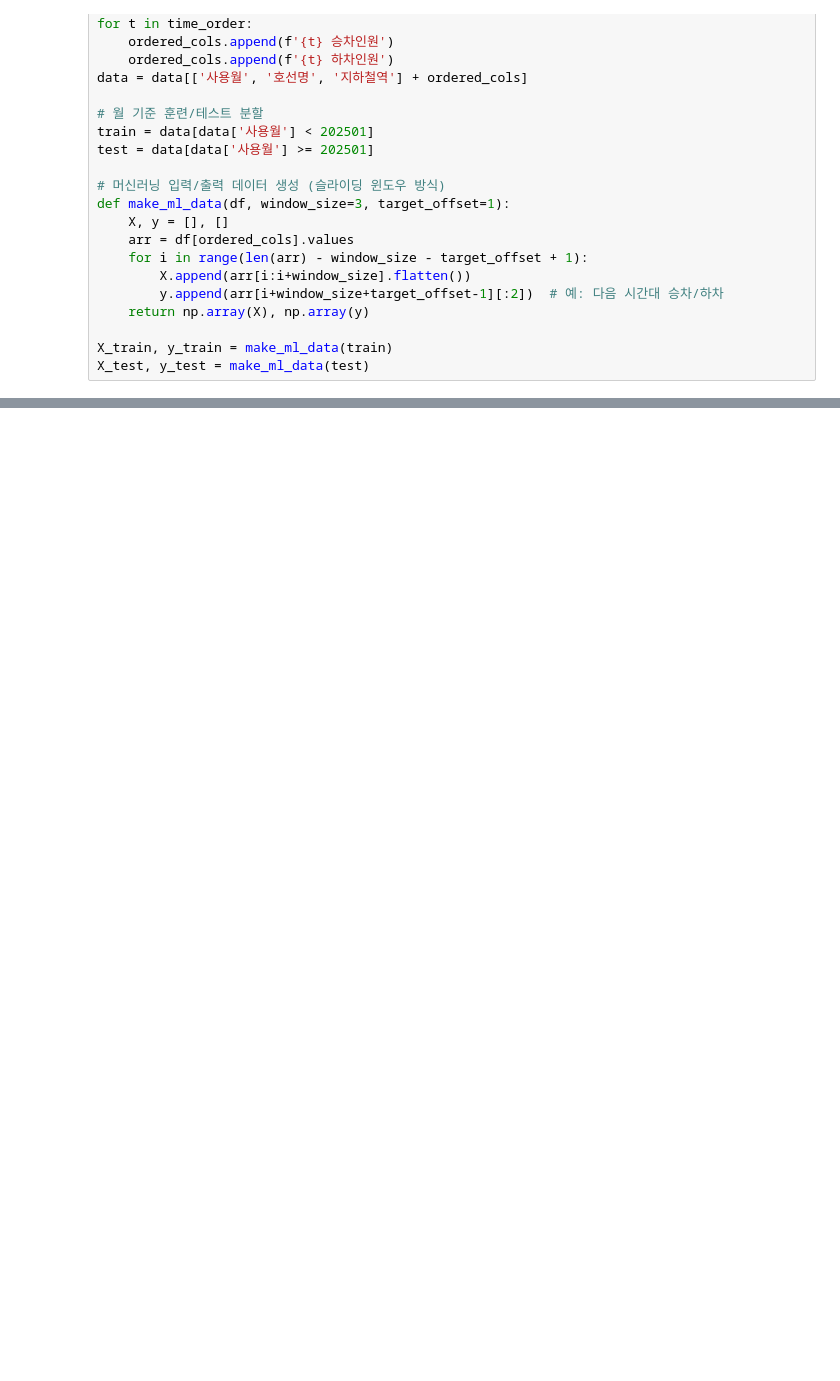
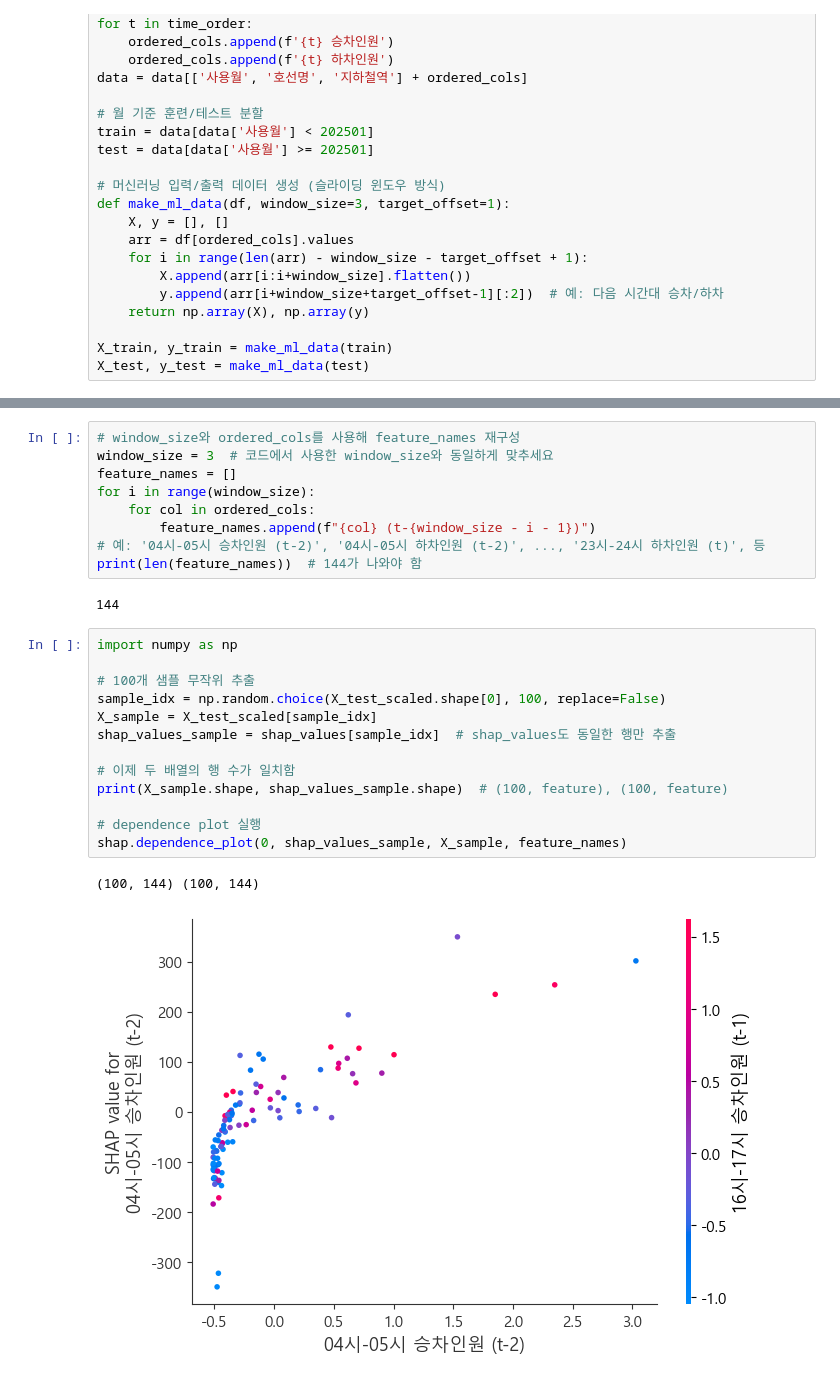
Before and after one commit to kkh01230123/llll, a Jupyter notebook: ml.ipynb, the cells around one changed output, grey strips where cells are left out. Saved outputs shown, nothing was run; the diff lists cells and outputs as text; blank space fills up the shorter version.

```diff
--- a/ml.ipynb
+++ b/ml.ipynb
@@ -255,0 +215,27 @@ plt.show()
+# %%
+# window_size와 ordered_cols를 사용해 feature_names 재구성
+window_size = 3  # 코드에서 사용한 window_size와 동일하게 맞추세요
+feature_names = []
+for i in range(window_size):
+    for col in ordered_cols:
+        feature_names.append(f"{col} (t-{window_size - i - 1})")
+# 예: '04시-05시 승차인원 (t-2)', '04시-05시 하차인원 (t-2)', ..., '23시-24시 하차인원 (t)', 등
+print(len(feature_names))  # 144가 나와야 함
+# %% [output]
+144
+# %%
+import numpy as np
+
+# 100개 샘플 무작위 추출
+sample_idx = np.random.choice(X_test_scaled.shape[0], 100, replace=False)
+X_sample = X_test_scaled[sample_idx]
+shap_values_sample = shap_values[sample_idx]  # shap_values도 동일한 행만 추출
+
+# 이제 두 배열의 행 수가 일치함
+print(X_sample.shape, shap_values_sample.shape)  # (100, feature), (100, feature)
+
+# dependence plot 실행
+shap.dependence_plot(0, shap_values_sample, X_sample, feature_names)
+# %% [output]
+(100, 144) (100, 144)
+[figure, added]
```
Also changed, not shown: parts of 7 cells of this notebook.
